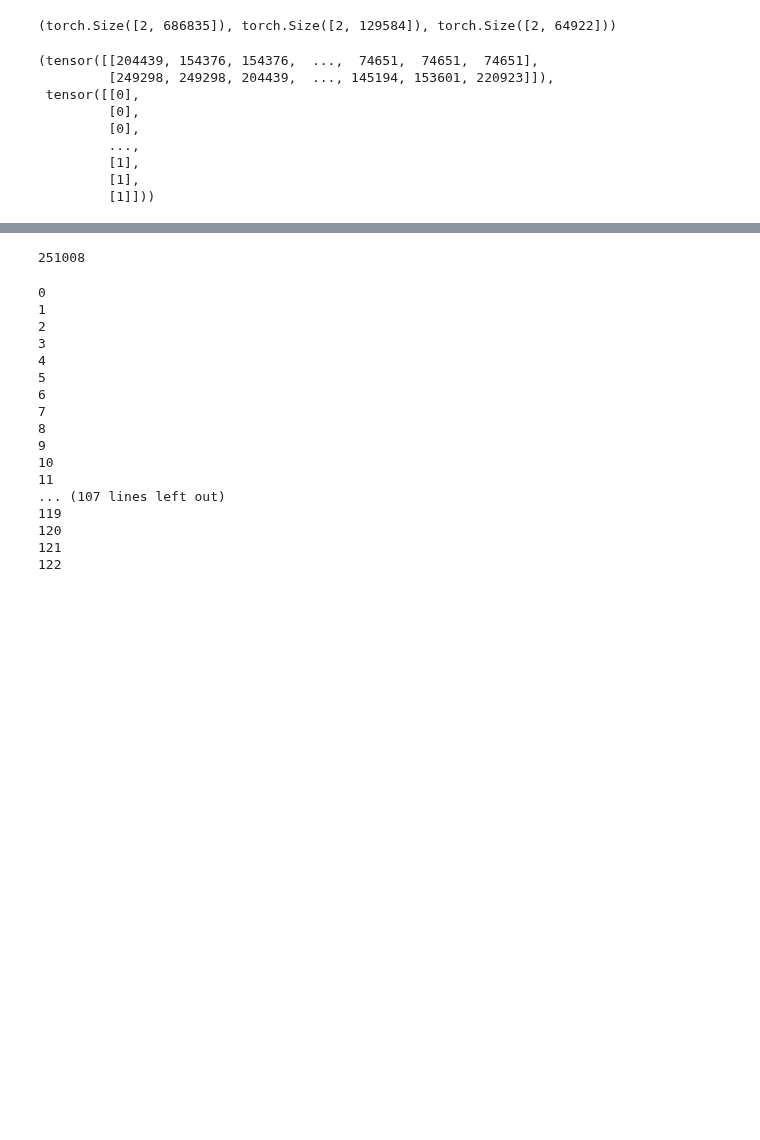
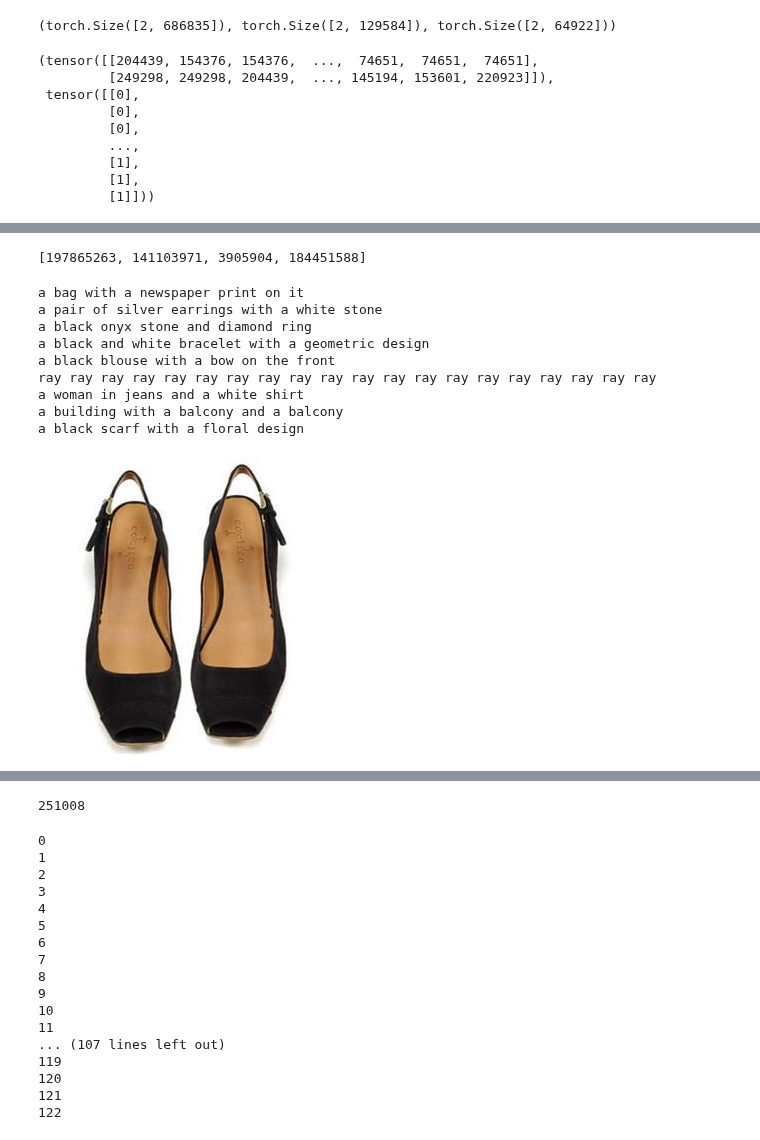
Before and after one commit to Alijgh003/StyleMind-GNN, a Jupyter notebook: clipGarmentEmbedding.ipynb, the cells around one changed output, grey strips where cells are left out. Cells and saved outputs as stored; diff of their text form; code cells hidden in the pictures; blank space fills up the shorter version.

```diff
--- a/clipGarmentEmbedding.ipynb
+++ b/clipGarmentEmbedding.ipynb
@@ -150,3 +151,8 @@ train_edge_index, negative_train_edge_index, valid_edge_index, negative_valid_ed
          [238976, 121002, 238976,  ..., 185573,   7277,  99657]]),
  tensor([[ 74755,  63248, 223336,  ..., 211557, 211557, 128858],
          [243442, 243442, 243442,  ..., 128858,  67632,  67632]]))
+# %%
+train_outfits_indices = torch.load(path.join(edge_indices_path, "fill_in_the_blank_train_outfit_indices.pth"))
+train_outfits = torch.load(path.join(edge_indices_path, "fill_in_the_blank_train_outfits.pth"))
+train_outfits_choices = torch.load(path.join(edge_indices_path, "fill_in_the_blank_train_choices.pth"))
+train_outfits, train_outfits_indices,train_outfits_choices
@@ -230,3 +246,10 @@ class GarmentDataset(Dataset):
 
     def __len__(self):
         return self.length
+# %%
+env = lmdb.open(lmdb_path, readonly=True, lock=False, readahead=False)
+txn = env.begin(buffers=True)
+img_bytes = txn.get(str(1).encode('ascii'))
+if img_bytes is None:
+    raise IndexError(f"Index {1} out of range")
+img = Image.open(io.BytesIO(img_bytes)).convert('RGB')
@@ -232,0 +351,19 @@ class GarmentDataset(Dataset):
+# %%
+items_df[items_df['index'].isin(train_outfits_choices[2].tolist())]['ID'].tolist()
+# %% [output]
+[197865263, 141103971, 3905904, 184451588]
+# %%
+choice_caps, imgs = img_to_txt(train_outfits_choices[2].tolist())
+print('\n'.join(cap))
+imgs[0]
+# %% [output]
+a bag with a newspaper print on it
+a pair of silver earrings with a white stone
+a black onyx stone and diamond ring
+a black and white bracelet with a geometric design
+a black blouse with a bow on the front
+ray ray ray ray ray ray ray ray ray ray ray ray ray ray ray ray ray ray ray ray
+a woman in jeans and a white shirt
+a building with a balcony and a balcony
+a black scarf with a floral design
+[figure, added]
```
Also changed, not shown: parts of 13 cells of this notebook.
